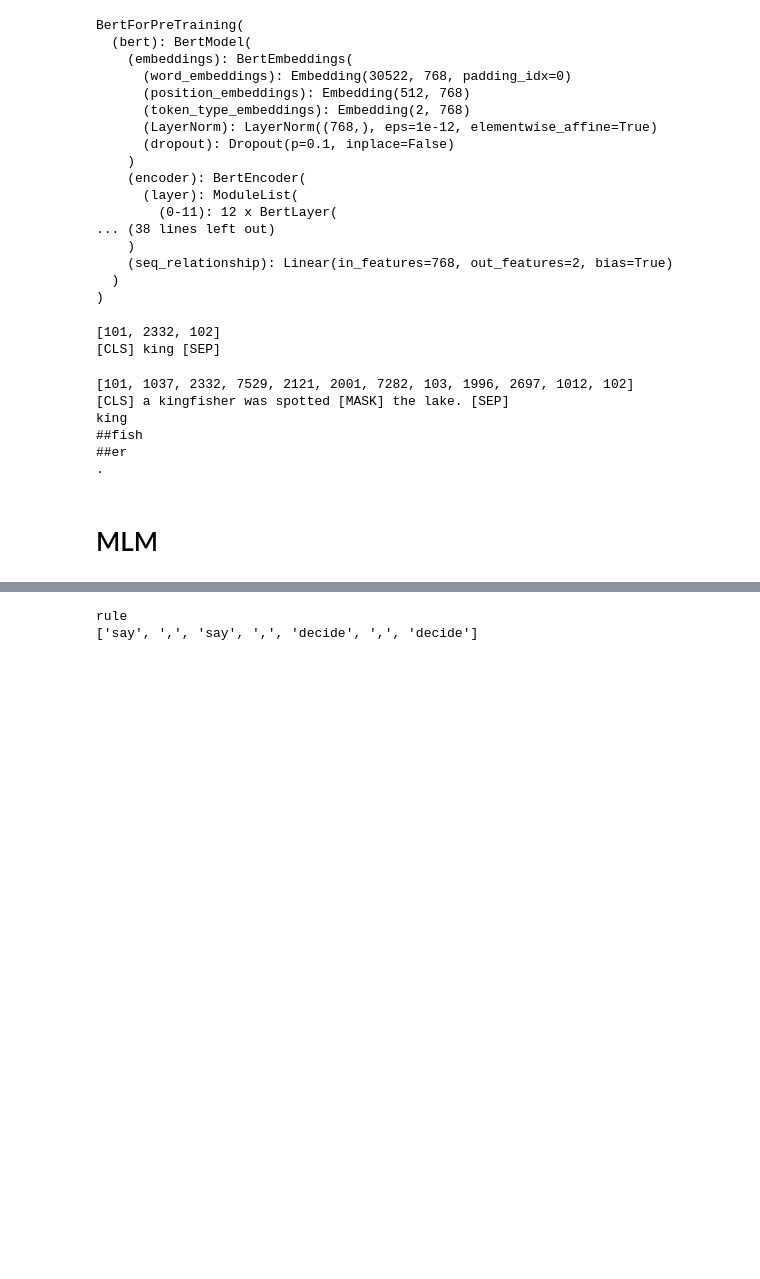
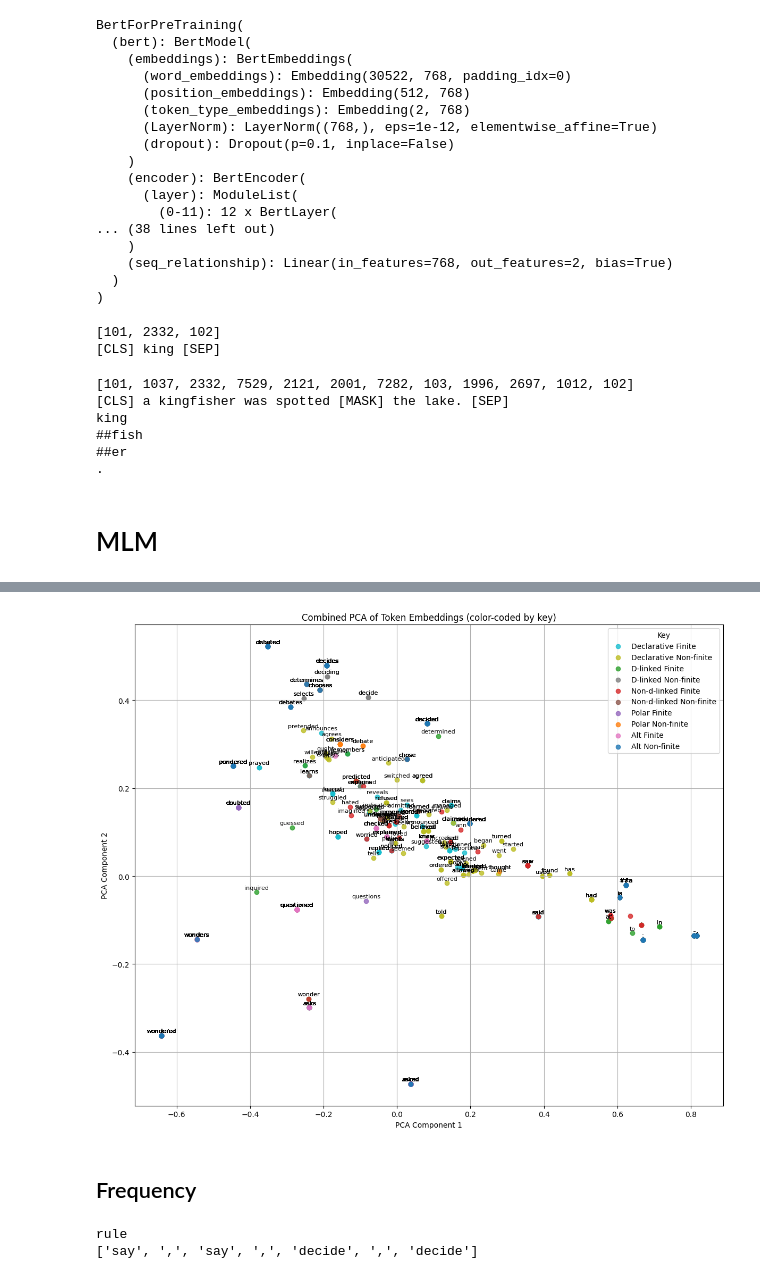
Before and after one commit to kakrusch/attitude_verb_embeddings, a Jupyter notebook: attitude-verbs-bert.ipynb, the cells around one changed output, grey strips where cells are left out. Drawn from its saved outputs; the diff is of its cells as text; code cells hidden in the pictures; blank space fills up the shorter version.

```diff
--- a/attitude-verbs-bert.ipynb
+++ b/attitude-verbs-bert.ipynb
@@ -183,3 +255,67 @@ pred_dict = pred_dict_maker(mlm_sent_type_dict)
+# %%
+import matplotlib.pyplot as plt
+from sklearn.decomposition import PCA
+import torch
+import numpy as np
+
+def plot_combined_pca(pred_dict, embeddings_pred_dict):
+    all_embeddings = []
+    all_labels = []
+    all_tokens = []
+
+    for key in pred_dict.keys():
+        tokens = pred_dict[key]               # list of tokens
+        embeddings = embeddings_pred_dict[key]  # list of tensors [top_k, hidden_dim]
+
+        # Stack into a single tensor if it's a list of tensors
+        if isinstance(embeddings, list):
+            embeddings = torch.stack(embeddings)  # shape: (num_masked_tokens, top_k, hidden_dim)
+
+        # Flatten to (num_masked_tokens * top_k, hidden_dim)
+        embeddings = embeddings.view(-1, embeddings.shape[-1])  # [N, hidden_dim]
+
+        all_embeddings.append(embeddings)
+        all_labels.extend([key] * embeddings.shape[0])  # repeat key for each embedding
+        all_tokens.extend(tokens)
+
+    # Concatenate all embeddings into a single tensor
+    all_embeddings = torch.cat(all_embeddings, dim=0).detach().cpu().numpy()
+
+    # PCA to 2D
+    pca = PCA(n_components=2)
+    embeddings_2d = pca.fit_transform(all_embeddings)
+
+    # Plotting
+    plt.figure(figsize=(12, 10))
+
+    # Assign a unique color to each key
+    unique_keys = list(set(all_labels))
+    colors = plt.cm.get_cmap('tab10', len(unique_keys))
+    key_to_color = {key: colors(i) for i, key in enumerate(unique_keys)}
+
+    for i, (x, y) in enumerate(embeddings_2d):
+        key = all_labels[i]
+        plt.scatter(x, y, color=key_to_color[key], label=key if i == all_labels.index(key) else "", alpha=0.8)
+        plt.annotate(all_tokens[i], (x, y), textcoords="offset points", xytext=(0, 4), ha='center', fontsize=8)
+
+    # Unique legend entries
+    handles, labels = plt.gca().get_legend_handles_labels()
+    by_label = dict(zip(labels, handles))
+    plt.legend(by_label.values(), by_label.keys(), title="Key", loc="best")
+
+    plt.title("Combined PCA of Token Embeddings (color-coded by key)")
+    plt.xlabel("PCA Component 1")
+    plt.ylabel("PCA Component 2")
+    plt.grid(True)
+    plt.tight_layout()
+    plt.show()
+
+
+plot_combined_pca(pred_dict, embeddings_pred_dict)
+# %% [output]
+[figure, added]
+# %% [markdown]
+## Frequency
 # %%
 # spacy also allows morphological analysis, such that we can keep the morphological info
 
```
Also changed, not shown: parts of 12 cells of this notebook.
